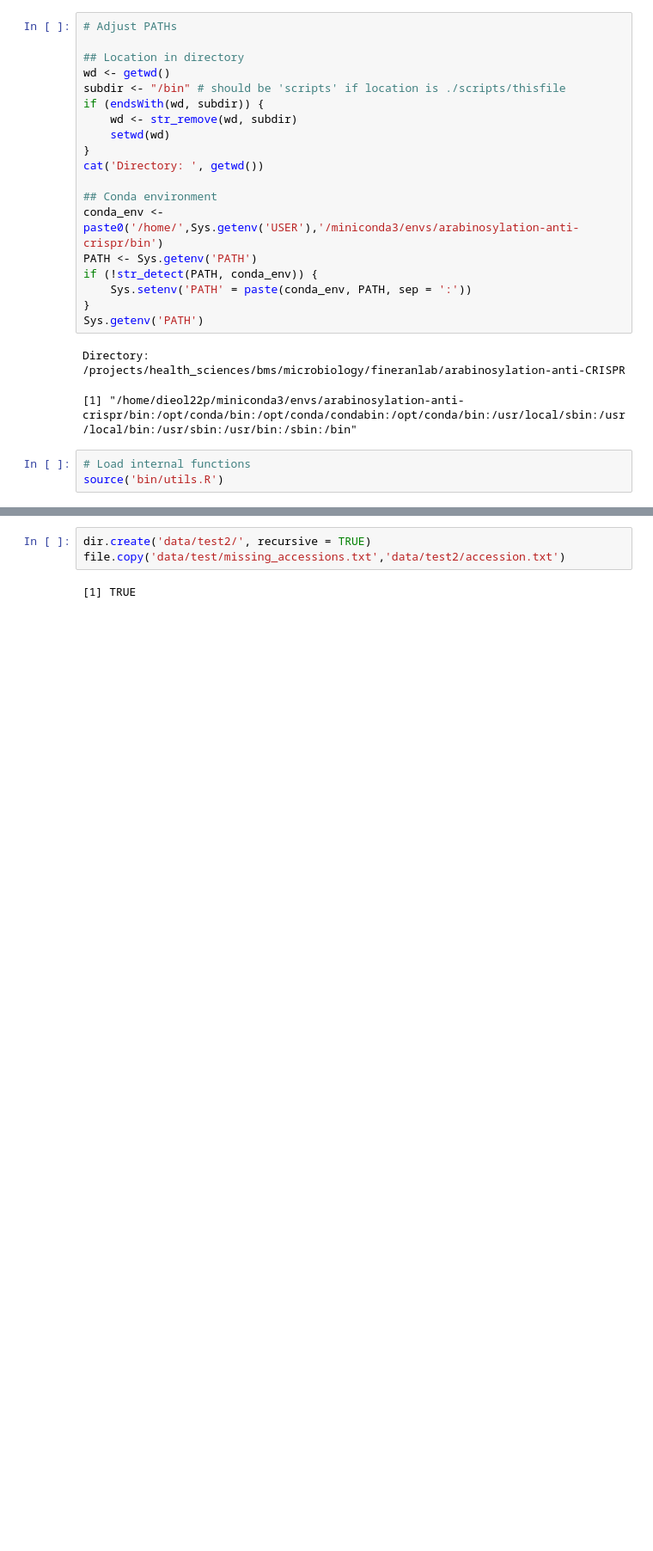
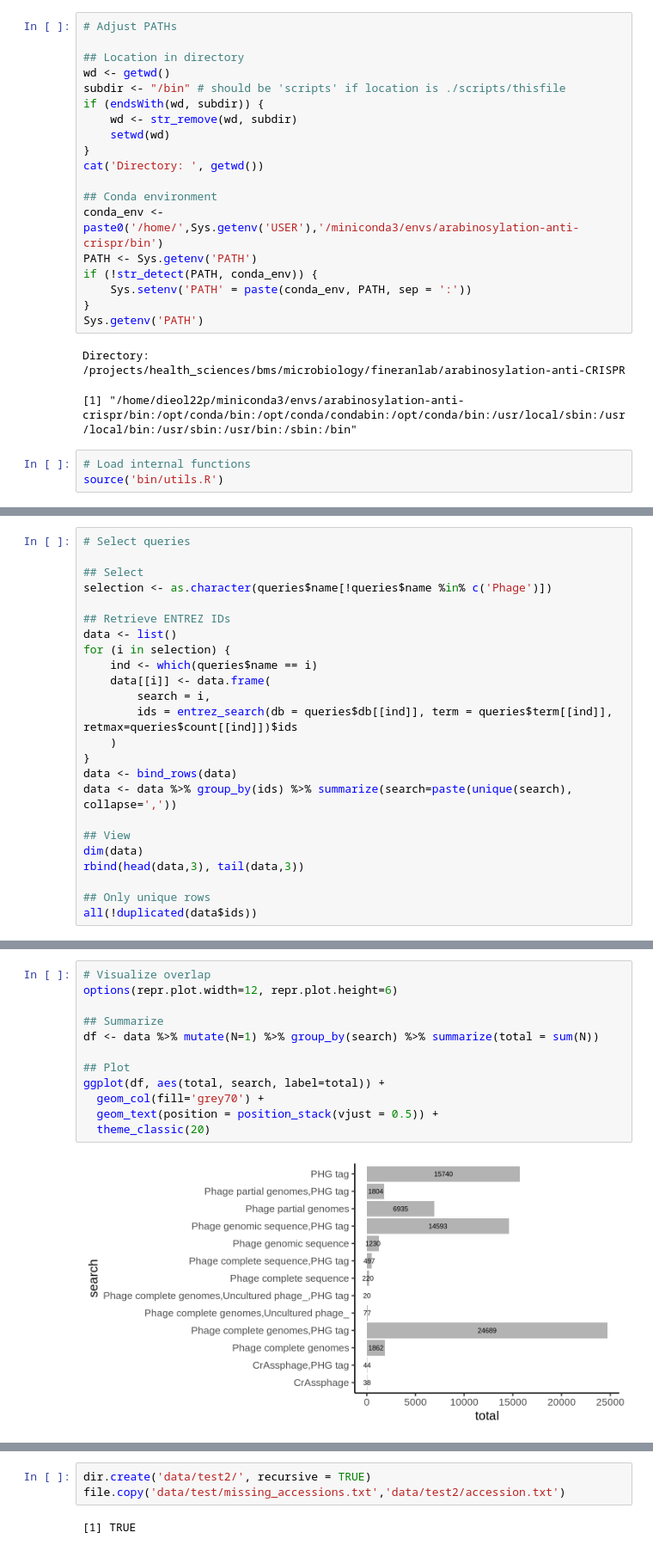
Before and after one commit to fineranlab/phage-genome-arabinosylation, a Jupyter notebook: bin/A_download-genomes.ipynb, the cells around one changed output, grey strips where cells are left out. Shown at 86% size. Drawn from its saved outputs; the diff is of its cells as text; blank space fills up the shorter version.

```diff
--- a/bin/A_download-genomes.ipynb
+++ b/bin/A_download-genomes.ipynb
@@ -203,0 +156,24 @@ A data.frame: 6 × 3
+# %%
+# Select queries
+
+## Select
+selection <- as.character(queries$name[!queries$name %in% c('Phage')])
+
+## Retrieve ENTREZ IDs
+data <- list()
+for (i in selection) {
+    ind <- which(queries$name == i)
+    data[[i]] <- data.frame(
+        search = i,
+        ids = entrez_search(db = queries$db[[ind]], term = queries$term[[ind]], retmax=queries$count[[ind]])$ids
+    )
+}
+data <- bind_rows(data)
+data <- data %>% group_by(ids) %>% summarize(search=paste(unique(search), collapse=','))
+
+## View
+dim(data)
+rbind(head(data,3), tail(data,3))
+
+## Only unique rows
+all(!duplicated(data$ids))
@@ -203,0 +192,14 @@ A data.frame: 6 × 3
+# %%
+# Visualize overlap
+options(repr.plot.width=12, repr.plot.height=6)
+
+## Summarize
+df <- data %>% mutate(N=1) %>% group_by(search) %>% summarize(total = sum(N))
+
+## Plot
+ggplot(df, aes(total, search, label=total)) +
+  geom_col(fill='grey70') +
+  geom_text(position = position_stack(vjust = 0.5)) +
+  theme_classic(20)
+# %% [output]
+[figure, added]
```
Also changed, not shown: parts of 28 cells of this notebook, 4 other files.
